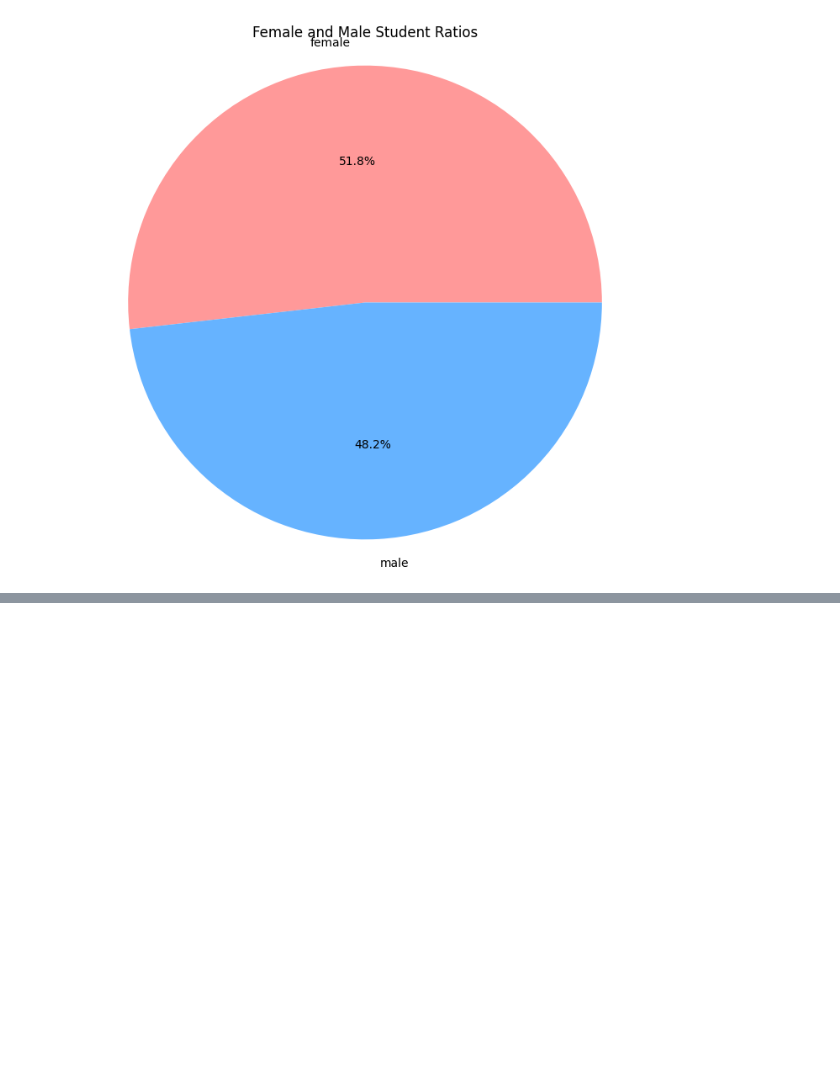
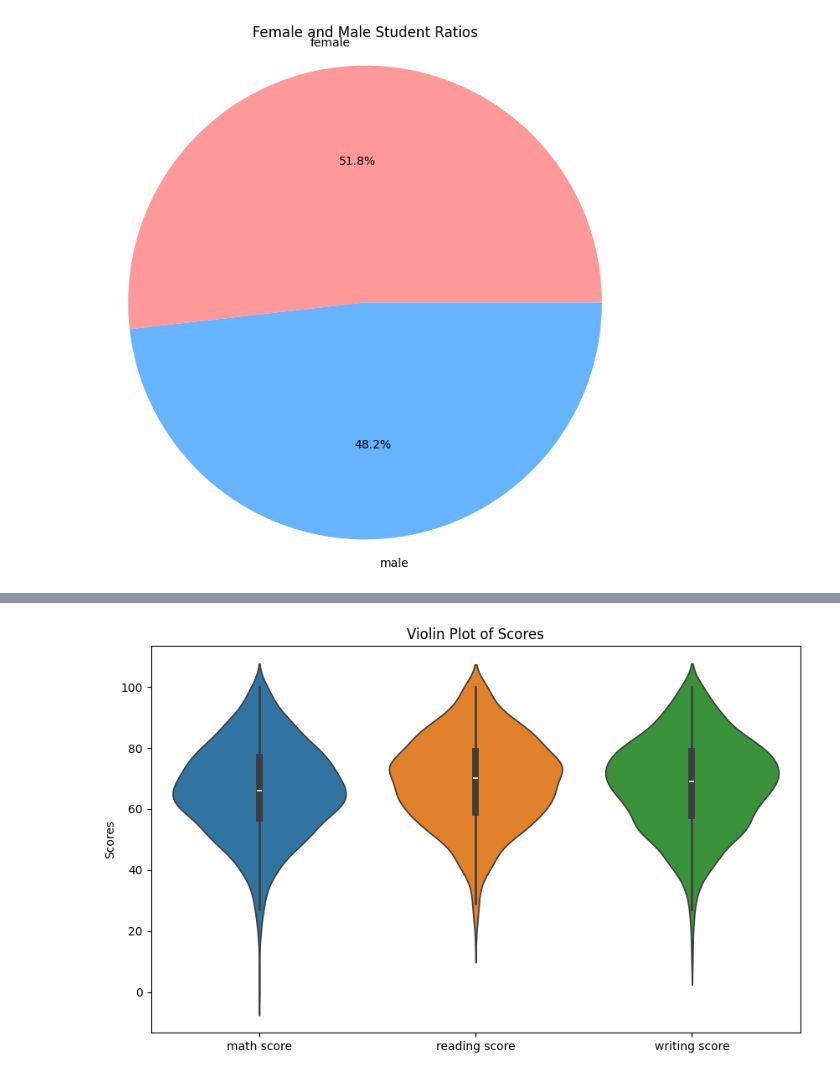
Before and after one commit to Rezashatery/Student-Performance-Analysis, a Jupyter notebook: Student-Performance-Analysis.ipynb, the cells around one changed output, grey strips where cells are left out. Saved outputs shown, nothing was run; the diff lists cells and outputs as text; code cells hidden in the pictures; blank space fills up the shorter version.

```diff
--- a/Student-Performance-Analysis.ipynb
+++ b/Student-Performance-Analysis.ipynb
@@ -90,0 +104,9 @@ plt.show()
+# %%
+# Violin Plot
+plt.figure(figsize=(10, 6))
+sns.violinplot(data=df[['math score', 'reading score', 'writing score']])
+plt.title('Violin Plot of Scores')
+plt.ylabel('Scores')
+plt.show()
+# %% [output]
+[figure, added]
```
Also changed, not shown: parts of 2 cells of this notebook.
